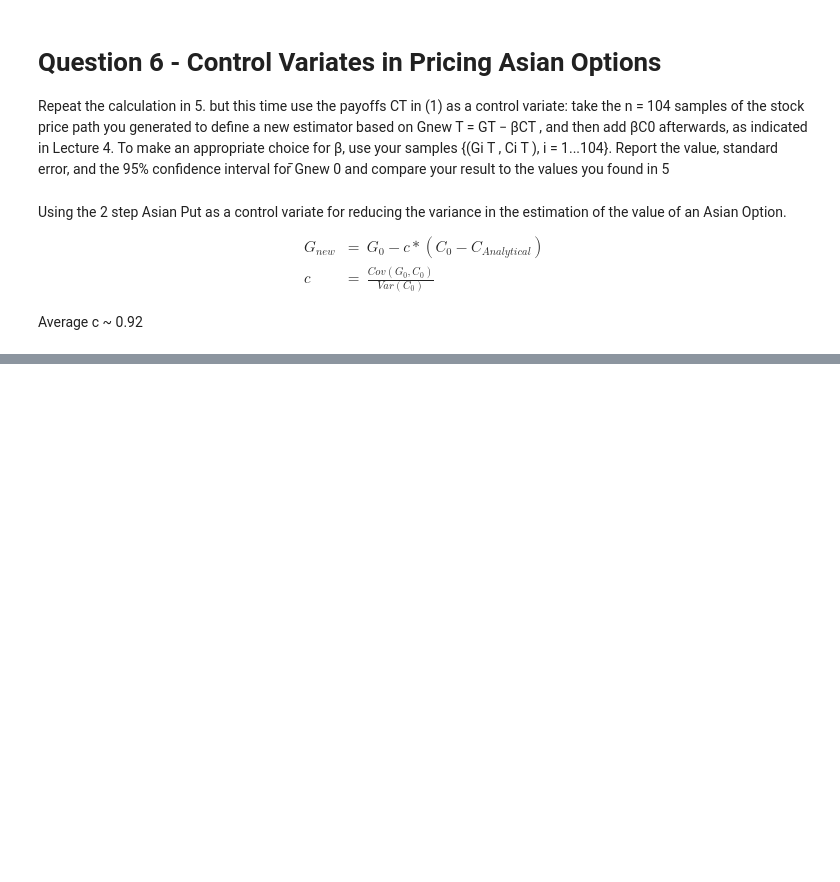
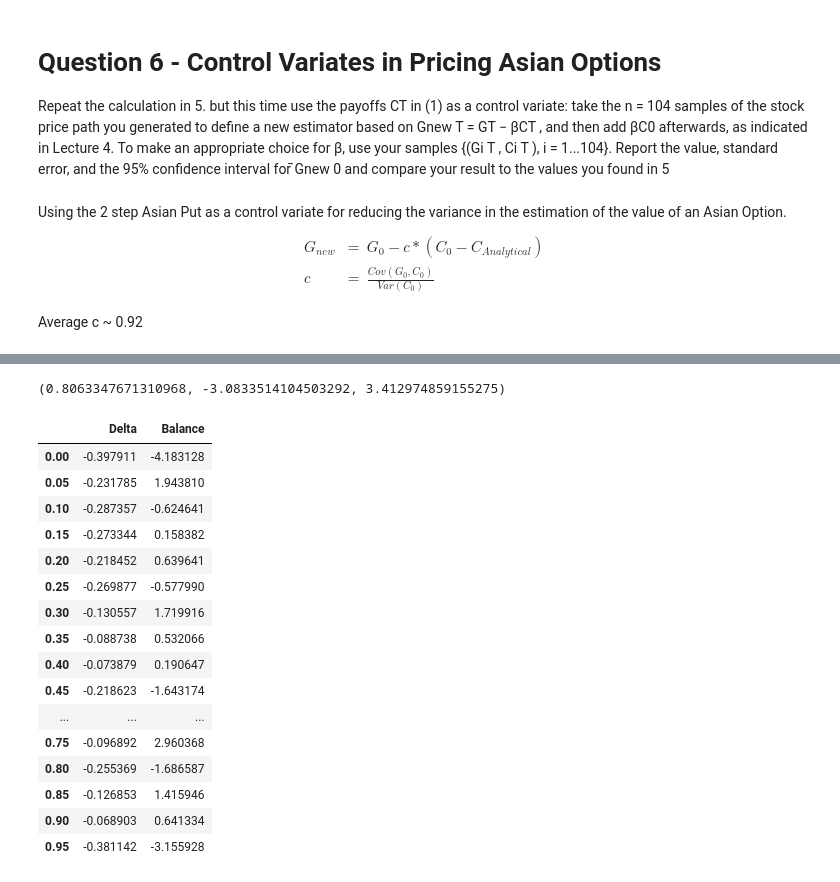
Before and after one commit to ithakis/European-and-American-put-option-pricing, a Jupyter notebook: Asian Put.ipynb, the cells around one changed output, grey strips where cells are left out. Drawn from its saved outputs; the diff is of its cells as text; code cells hidden in the pictures; blank space fills up the shorter version.

```diff
--- a/Asian Put.ipynb
+++ b/Asian Put.ipynb
@@ -276,0 +404,24 @@ Time to calculate put Value using Monte Carlo
+# %%
+P0*np.exp(r*T) ,RP_df.Balance.sum() ,-RP_df.Delta.values[-1]*S_series.values[-1]
+# %% [output]
+(0.8063347671310968, -3.0833514104503292, 3.412974859155275)
+# %%
+RP_df
+# %% [output]
+|  | Delta | Balance |
+| 0.00 | -0.397911 | -4.183128 |
+| 0.05 | -0.231785 | 1.943810 |
+| 0.10 | -0.287357 | -0.624641 |
+| 0.15 | -0.273344 | 0.158382 |
+| 0.20 | -0.218452 | 0.639641 |
+| 0.25 | -0.269877 | -0.577990 |
+| 0.30 | -0.130557 | 1.719916 |
+| 0.35 | -0.088738 | 0.532066 |
+| 0.40 | -0.073879 | 0.190647 |
+| 0.45 | -0.218623 | -1.643174 |
+| ... | ... | ... |
+| 0.75 | -0.096892 | 2.960368 |
+| 0.80 | -0.255369 | -1.686587 |
+| 0.85 | -0.126853 | 1.415946 |
+| 0.90 | -0.068903 | 0.641334 |
+| 0.95 | -0.381142 | -3.155928 |
```
Also changed, not shown: parts of 13 cells of this notebook.
